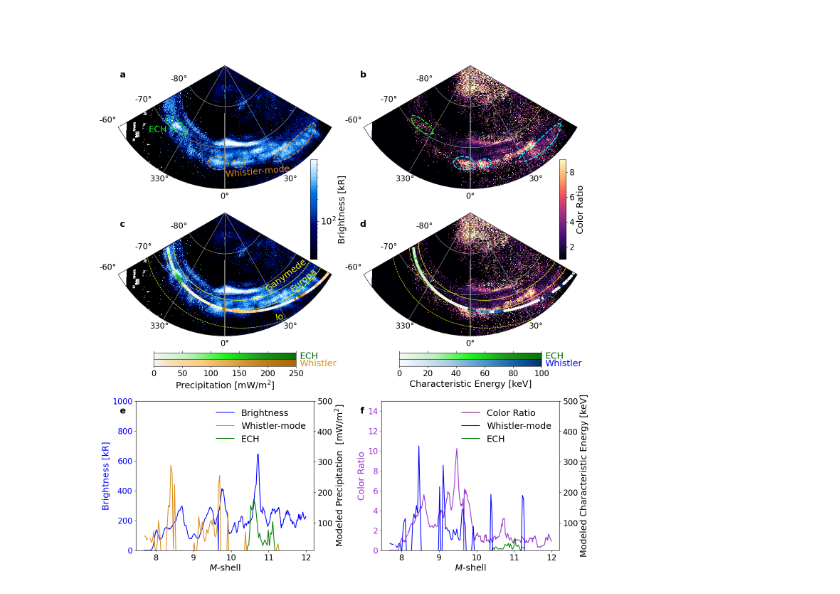
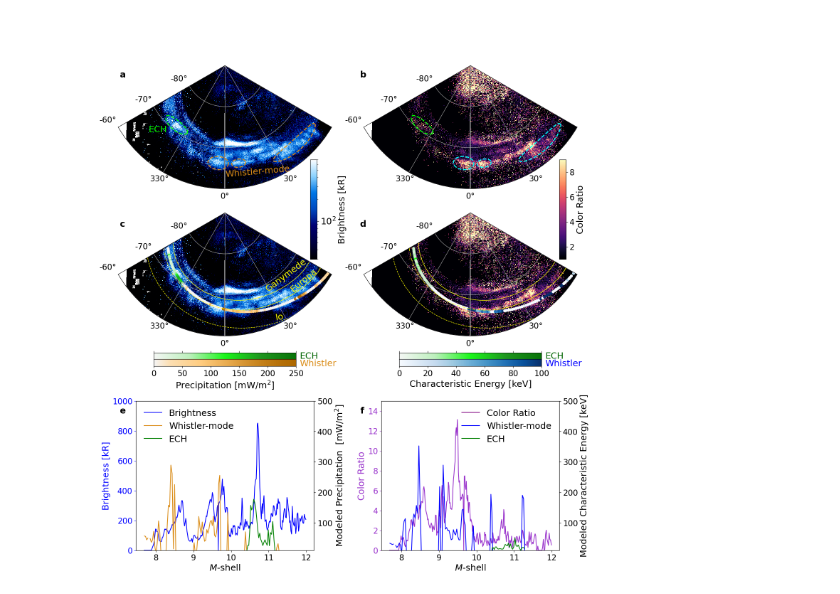
Before and after one commit to alecdaly/Daly_auroral_patch, a Jupyter notebook: Jupyter Notebooks/Equatorial_code.ipynb, the cells around one changed output. Cells and saved outputs as stored; diff of their text form; code cells hidden in the pictures.

```diff
--- a/Jupyter Notebooks/Equatorial_code.ipynb
+++ b/Jupyter Notebooks/Equatorial_code.ipynb
@@ -854,8 +855,10 @@ split_idx = np.where(np.round(data_grouped['Mshell'],2)==9.75)[0][0] #Where to s
 brightness_along_path = []
 CR_along_path = []
 # Bin width in degrees (1 means 2 degree diamater)
-bin_width_lat = 1
-bin_width_lon = 1
+# bin_width_lat = 1
+# bin_width_lon = 1
+bin_width_lat = 0.5
+bin_width_lon = 0.5
 CR[CR<0]=0 #remove negative values from Color Ratio plot
 juno_lat = data_grouped['Lat']
 juno_lon = data_grouped['Lon']
@@ -1392,32 +1407,33 @@ ax5.set_ylim(10, 500)
 
 ax5.set_ylabel('Modeled Precipitation  [mW/m$^2$]', fontsize=18)
 ax4.tick_params(axis='y', labelsize=16)
 ax5.tick_params(axis='y', labelsize=16)
 ax4.tick_params(axis='x', labelsize=16)
 
 lines = [
     plt.Line2D([0], [0], color='blue', label='Brightness'),
     plt.Line2D([0], [0], color=whistler_color, label='Whistler-mode'),
     plt.Line2D([0], [0], color='green', label='ECH'),
 ]
-ax4.legend(handles=lines, loc='upper right',fontsize=18,frameon=False)
+ax4.legend(handles=lines, loc='upper left',fontsize=18,frameon=False)
 ax4.set_xlabel('$M$-shell',fontsize=18)
 fig.text(-0.065,1.3,'a',fontsize=18,color='black',fontweight='bold')
 fig.text(0.61,1.3,'b',fontsize=18,color='black',fontweight='bold')
 fig.text(-0.065,1.0,'c',fontsize=18,color='black',fontweight='bold')
 fig.text(0.61,1.0,'d',fontsize=18,color='black',fontweight='bold')
 fig.text(-0.065,0.625,'e',fontsize=18,color='black',fontweight='bold')
 fig.text(0.61,0.625,'f',fontsize=18,color='black',fontweight='bold')
 fig.text(0.34,0.87,'Ganymede',rotation=37,fontsize=18,color='yellow')
 fig.text(0.41,0.869,'Europa',rotation=40,fontsize=18,color='yellow')
 fig.text(0.37,0.812,'Io',rotation=10,fontsize=18,color='yellow')
 fig.text(0.23,1.1,'Whistler-mode',rotation=5,fontsize=18,color=whistler_color)
 fig.text(0.015,1.19,'ECH',fontsize=18,color='lime')
 
 fig.text(0.44,0.72,'Whistler',fontsize=18,color=whistler_color)
 fig.text(0.44,0.735,'ECH',fontsize=18,color='darkgreen')
 fig.text(1.13,0.72,'Whistler',fontsize=18,color='blue')
 fig.text(1.13,0.735,'ECH',fontsize=18,color='darkgreen')
+# plt.savefig('Figure_6.png',dpi=600)
 plt.show()
 # %% [output]
-[figure, old version]
+[figure, new version]
```
Also changed, not shown: parts of 3 cells of this notebook.
